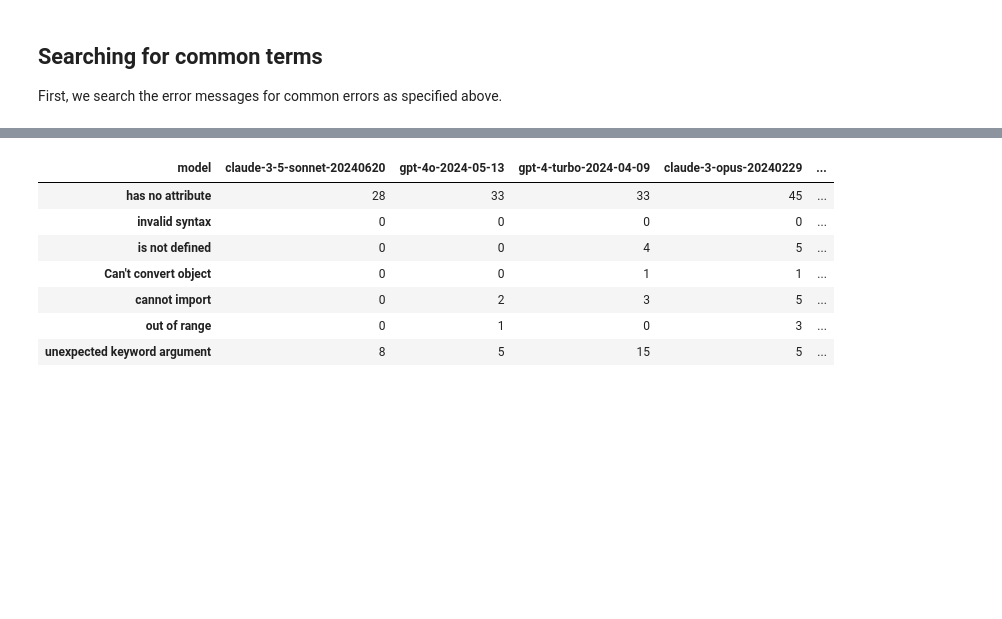
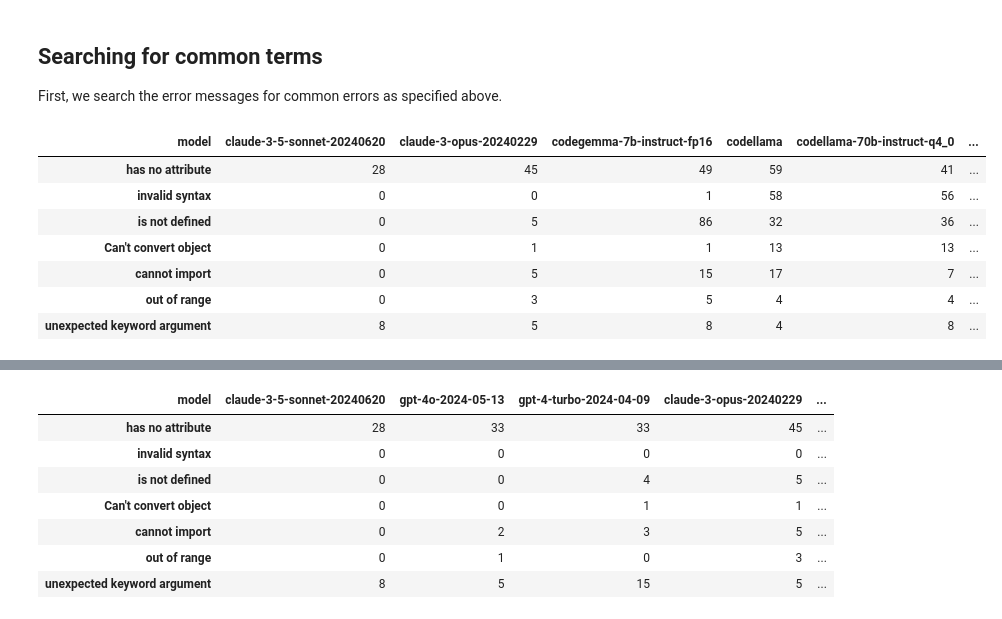
Before and after one commit to haesleinhuepf/human-eval-bia, a Jupyter notebook: demo/summarize_error_messages.ipynb, the cells around one changed output, grey strips where cells are left out. Saved outputs shown, nothing was run; the diff lists cells and outputs as text; code cells hidden in the pictures; blank space fills up the shorter version.

```diff
--- a/demo/summarize_error_messages.ipynb
+++ b/demo/summarize_error_messages.ipynb
@@ -64,14 +64,24 @@ First, we search the error messages for common errors as specified above.
 # %%
 # Define the function to count errors
 def count_errors(group, error_list):
     counts = {error: group['result'].str.contains(error, regex=False).sum() for error in error_list}
     return pd.Series(counts)
 
 # Apply the function to each model group
 error_counts = df.groupby('model').apply(count_errors, error_list=common_errors)
 
 # Transpose the result for the desired format: models as columns, errors as rows
 error_counts = error_counts.T
+error_counts
+# %% [output]
+| model | claude-3-5-sonnet-20240620 | claude-3-opus-20240229 | codegemma-7b-instruct-fp16 | codellama | codellama-70b-instruct-q4_0 | ... |
+| has no attribute | 28 | 45 | 49 | 59 | 41 | ... |
+| invalid syntax | 0 | 0 | 1 | 58 | 56 | ... |
+| is not defined | 0 | 5 | 86 | 32 | 36 | ... |
+| Can't convert object | 0 | 1 | 1 | 13 | 13 | ... |
+| cannot import | 0 | 5 | 15 | 17 | 7 | ... |
+| out of range | 0 | 3 | 5 | 4 | 4 | ... |
+| unexpected keyword argument | 8 | 5 | 8 | 4 | 8 | ... |
 # %%
 # reorder columns to be similar to evaluation result plots
 with open("model_order.txt", 'r') as f:
```
Also changed, not shown: parts of 4 cells of this notebook, 16 other files.
